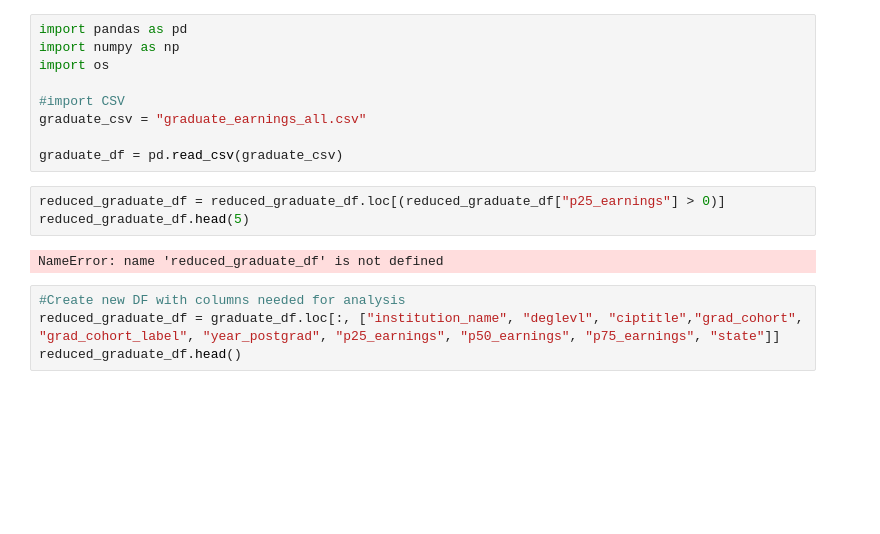
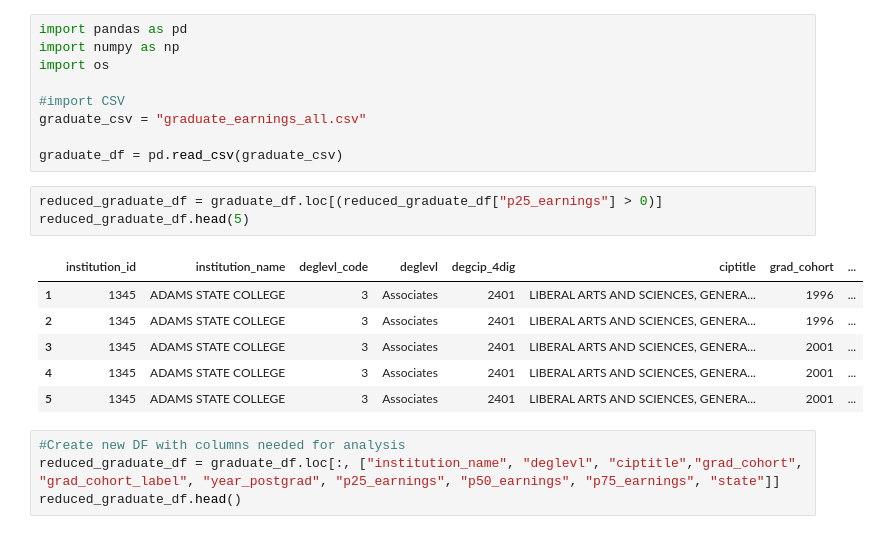
Before and after one commit to otrejo08/data_bootcamp_project1, a Jupyter notebook: data/Kabrina.ipynb, the cells around one changed output. Drawn from its saved outputs; the diff is of its cells as text; blank space fills up the shorter version.

```diff
--- a/data/Kabrina.ipynb
+++ b/data/Kabrina.ipynb
@@ -8,10 +8,15 @@ graduate_csv = "graduate_earnings_all.csv"
 
 graduate_df = pd.read_csv(graduate_csv)
 # %%
-reduced_graduate_df = reduced_graduate_df.loc[(reduced_graduate_df["p25_earnings"] > 0)]
+reduced_graduate_df = graduate_df.loc[(reduced_graduate_df["p25_earnings"] > 0)]
 reduced_graduate_df.head(5)
 # %% [output]
-NameError: name 'reduced_graduate_df' is not defined
+|  | institution_id | institution_name | deglevl_code | deglevl | degcip_4dig | ciptitle | grad_cohort | ... |
+| 1 | 1345 | ADAMS STATE COLLEGE | 3 | Associates | 2401 | LIBERAL ARTS AND SCIENCES, GENERA... | 1996 | ... |
+| 2 | 1345 | ADAMS STATE COLLEGE | 3 | Associates | 2401 | LIBERAL ARTS AND SCIENCES, GENERA... | 1996 | ... |
+| 3 | 1345 | ADAMS STATE COLLEGE | 3 | Associates | 2401 | LIBERAL ARTS AND SCIENCES, GENERA... | 2001 | ... |
+| 4 | 1345 | ADAMS STATE COLLEGE | 3 | Associates | 2401 | LIBERAL ARTS AND SCIENCES, GENERA... | 2001 | ... |
+| 5 | 1345 | ADAMS STATE COLLEGE | 3 | Associates | 2401 | LIBERAL ARTS AND SCIENCES, GENERA... | 2001 | ... |
 # %%
 #Create new DF with columns needed for analysis
 reduced_graduate_df = graduate_df.loc[:, ["institution_name", "deglevl", "ciptitle","grad_cohort", "grad_cohort_label", "year_postgrad", "p25_earnings", "p50_earnings", "p75_earnings", "state"]]
```
Also changed, not shown: parts of 4 cells of this notebook, 10 other files.
